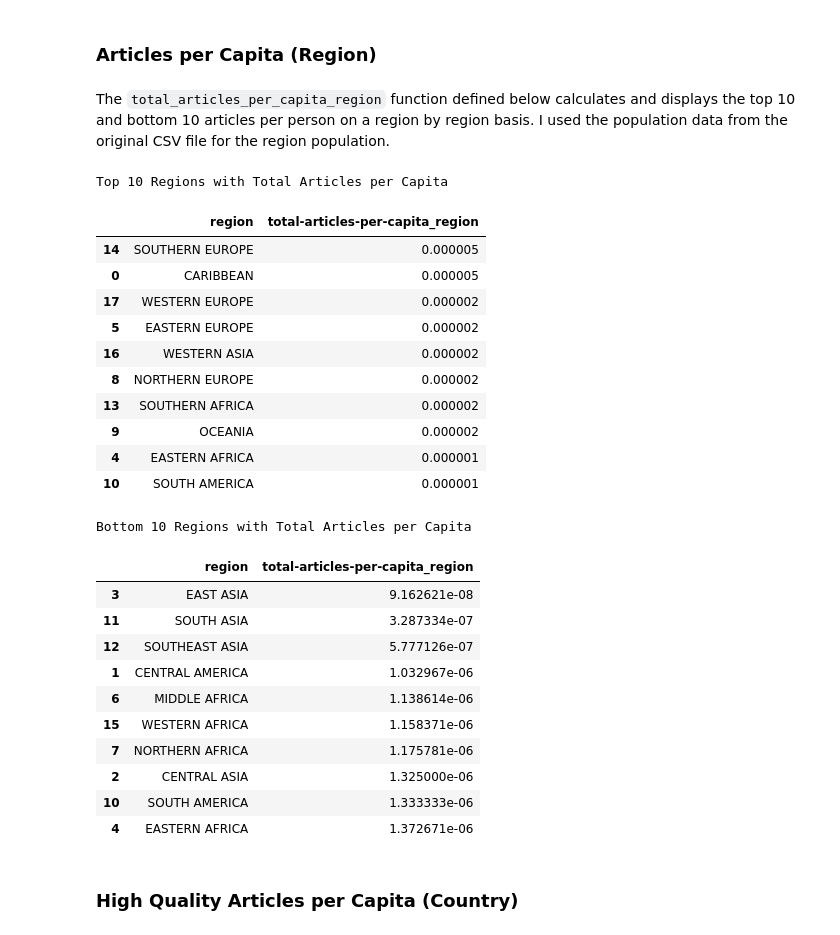
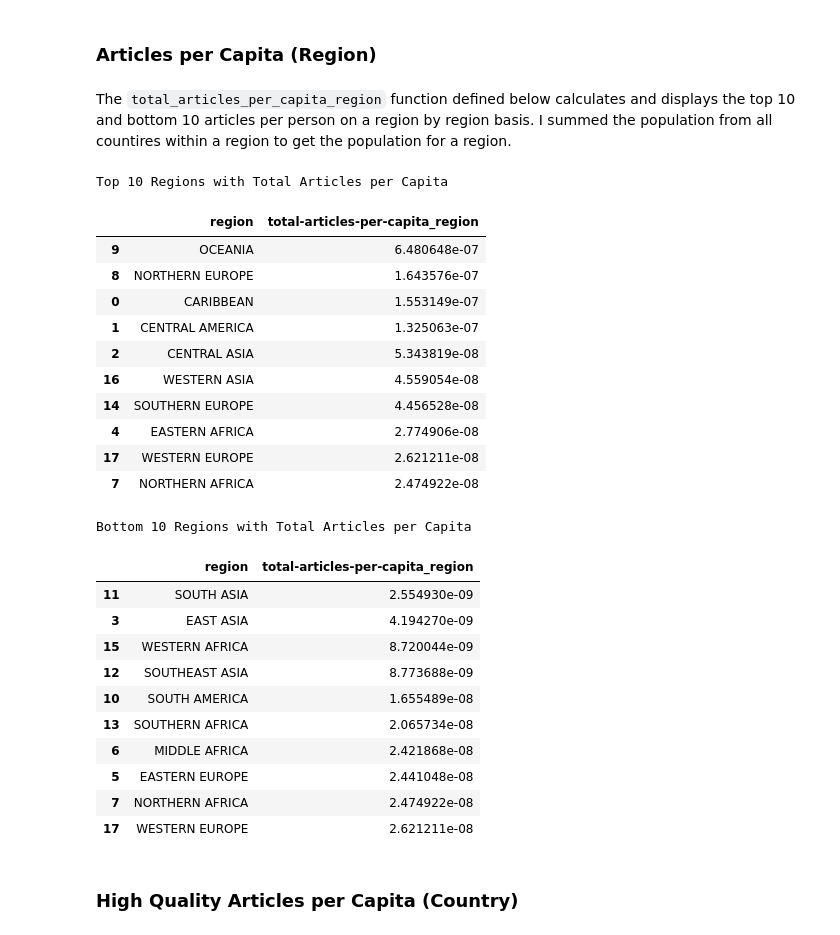
Before and after one commit to ishagokhale/data-512-homework_2, a Jupyter notebook: hw.ipynb, the cells around one changed output. Cells and saved outputs as stored; diff of their text form; code cells hidden in the pictures.

```diff
--- a/hw.ipynb
+++ b/hw.ipynb
@@ -491,54 +491,56 @@ Bottom 10 Countries with Total Articles per Capita
 # %% [markdown]
 ### Articles per Capita (Region)
 # %% [markdown]
-The `total_articles_per_capita_region` function defined below calculates and displays the top 10 and bottom 10 articles per person on a region by region basis. I used the population data from the original CSV file for the region population.
+The `total_articles_per_capita_region` function defined below calculates and displays the top 10 and bottom 10 articles per person on a region by region basis. I summed the population from all countires within a region to get the population for a region.
 # %%
 def total_articles_per_capita_region():
     # get total number of articles per region
     num_articles = final_df.groupby('region')['article_title'].count().reset_index(name='num_articles')
 
-    # get region population from population CSV
-    regions_df = population[population['Geography'].str.isupper()].drop_duplicates()
+    # get population per region
+    pop_data = final_df.groupby('region').population.sum().reset_index()
 
-    df2 = pd.merge(num_articles, regions_df, left_on='region', right_on = 'Geography')
-    df2['Population_'] = df2['Population'] * 1000000
+    df2 = pd.merge(num_articles, pop_data, on='region').drop_duplicates()
+
+    # convert from millions to ones
+    df2['population_'] = df2['population'] * 1000000
 
     # calculate total-articles-per-capita_region
-    df2['total-articles-per-capita_region'] = df2['num_articles'] /df2['Population_']
+    df2['total-articles-per-capita_region'] = df2['num_articles'] /df2['population_']
 
     #display top 10 and bottom 10 regions
     print("Top 10 Regions with Total Articles per Capita")
     display(df2.sort_values(by = 'total-articles-per-capita_region', ascending = False)[:10][['region', 'total-articles-per-capita_region']])
 
     print("Bottom 10 Regions with Total Articles per Capita")
     display(df2.sort_values(by = 'total-articles-per-capita_region', ascending = True)[:10][['region', 'total-articles-per-capita_region']])
 
 total_articles_per_capita_region()
 # %% [output]
 Top 10 Regions with Total Articles per Capita
 |  | region | total-articles-per-capita_region |
-| 14 | SOUTHERN EUROPE | 0.000005 |
-| 0 | CARIBBEAN | 0.000005 |
-| 17 | WESTERN EUROPE | 0.000002 |
-| 5 | EASTERN EUROPE | 0.000002 |
-| 16 | WESTERN ASIA | 0.000002 |
-| 8 | NORTHERN EUROPE | 0.000002 |
-| 13 | SOUTHERN AFRICA | 0.000002 |
-| 9 | OCEANIA | 0.000002 |
-| 4 | EASTERN AFRICA | 0.000001 |
-| 10 | SOUTH AMERICA | 0.000001 |
+| 9 | OCEANIA | 6.480648e-07 |
+| 8 | NORTHERN EUROPE | 1.643576e-07 |
+| 0 | CARIBBEAN | 1.553149e-07 |
+| 1 | CENTRAL AMERICA | 1.325063e-07 |
+| 2 | CENTRAL ASIA | 5.343819e-08 |
+| 16 | WESTERN ASIA | 4.559054e-08 |
+| 14 | SOUTHERN EUROPE | 4.456528e-08 |
+| 4 | EASTERN AFRICA | 2.774906e-08 |
+| 17 | WESTERN EUROPE | 2.621211e-08 |
+| 7 | NORTHERN AFRICA | 2.474922e-08 |
 Bottom 10 Regions with Total Articles per Capita
 |  | region | total-articles-per-capita_region |
-| 3 | EAST ASIA | 9.162621e-08 |
-| 11 | SOUTH ASIA | 3.287334e-07 |
-| 12 | SOUTHEAST ASIA | 5.777126e-07 |
-| 1 | CENTRAL AMERICA | 1.032967e-06 |
-| 6 | MIDDLE AFRICA | 1.138614e-06 |
-| 15 | WESTERN AFRICA | 1.158371e-06 |
-| 7 | NORTHERN AFRICA | 1.175781e-06 |
-| 2 | CENTRAL ASIA | 1.325000e-06 |
-| 10 | SOUTH AMERICA | 1.333333e-06 |
-| 4 | EASTERN AFRICA | 1.372671e-06 |
+| 11 | SOUTH ASIA | 2.554930e-09 |
+| 3 | EAST ASIA | 4.194270e-09 |
+| 15 | WESTERN AFRICA | 8.720044e-09 |
+| 12 | SOUTHEAST ASIA | 8.773688e-09 |
+| 10 | SOUTH AMERICA | 1.655489e-08 |
+| 13 | SOUTHERN AFRICA | 2.065734e-08 |
+| 6 | MIDDLE AFRICA | 2.421868e-08 |
+| 5 | EASTERN EUROPE | 2.441048e-08 |
+| 7 | NORTHERN AFRICA | 2.474922e-08 |
+| 17 | WESTERN EUROPE | 2.621211e-08 |
 # %% [markdown]
 ### High Quality Articles per Capita (Country)
 # %% [markdown]
```
Also changed, not shown: parts of 1 cell of this notebook, 5 other files.
